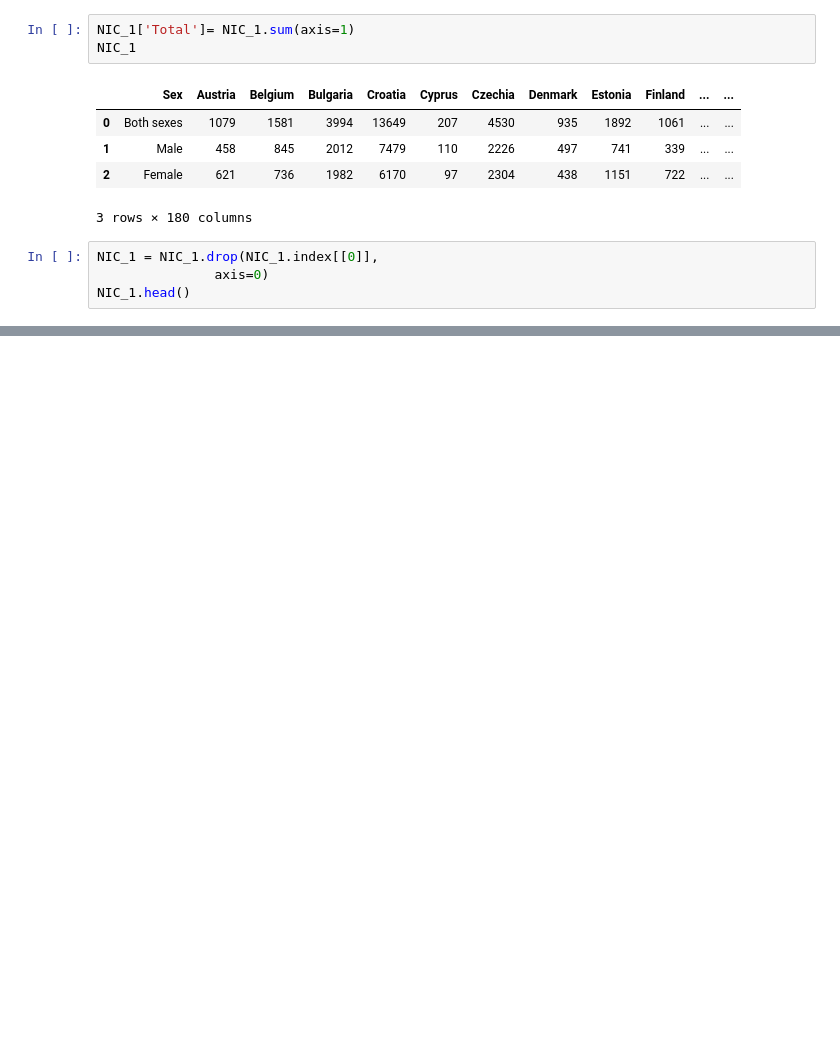
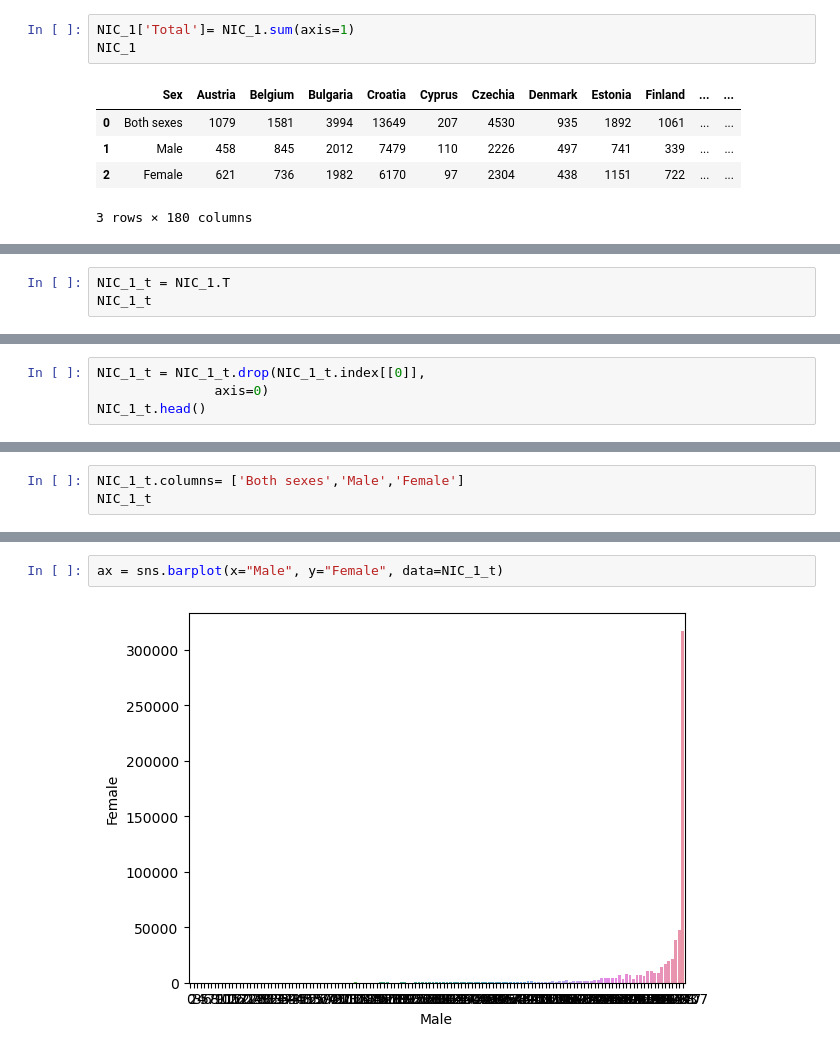
Before and after one commit to diagarmar29/Population-in-Ireland.-1st-Assesment, a Jupyter notebook: Population in Ireland.ipynb, the cells around one changed output, grey strips where cells are left out. Saved outputs shown, nothing was run; the diff lists cells and outputs as text; blank space fills up the shorter version.

```diff
--- a/Population in Ireland.ipynb
+++ b/Population in Ireland.ipynb
@@ -788,7 +797,3 @@ NIC_1
 | 1 | Male | 458 | 845 | 2012 | 7479 | 110 | 2226 | 497 | 741 | 339 | ... | ... |
 | 2 | Female | 621 | 736 | 1982 | 6170 | 97 | 2304 | 438 | 1151 | 722 | ... | ... |
 3 rows × 180 columns
-# %%
-NIC_1 = NIC_1.drop(NIC_1.index[[0]],
-               axis=0)
-NIC_1.head()
@@ -799,0 +800,3 @@ NIC_1.head()
+# %%
+NIC_1_t = NIC_1.T
+NIC_1_t
@@ -799,0 +842,4 @@ NIC_1.head()
+# %%
+NIC_1_t = NIC_1_t.drop(NIC_1_t.index[[0]],
+               axis=0)
+NIC_1_t.head()
@@ -799,0 +860,3 @@ NIC_1.head()
+# %%
+NIC_1_t.columns= ['Both sexes','Male','Female']
+NIC_1_t
@@ -799,0 +877,4 @@ NIC_1.head()
+# %%
+ax = sns.barplot(x="Male", y="Female", data=NIC_1_t)
+# %% [output]
+[figure, added]
```
Also changed, not shown: parts of 44 cells of this notebook.
